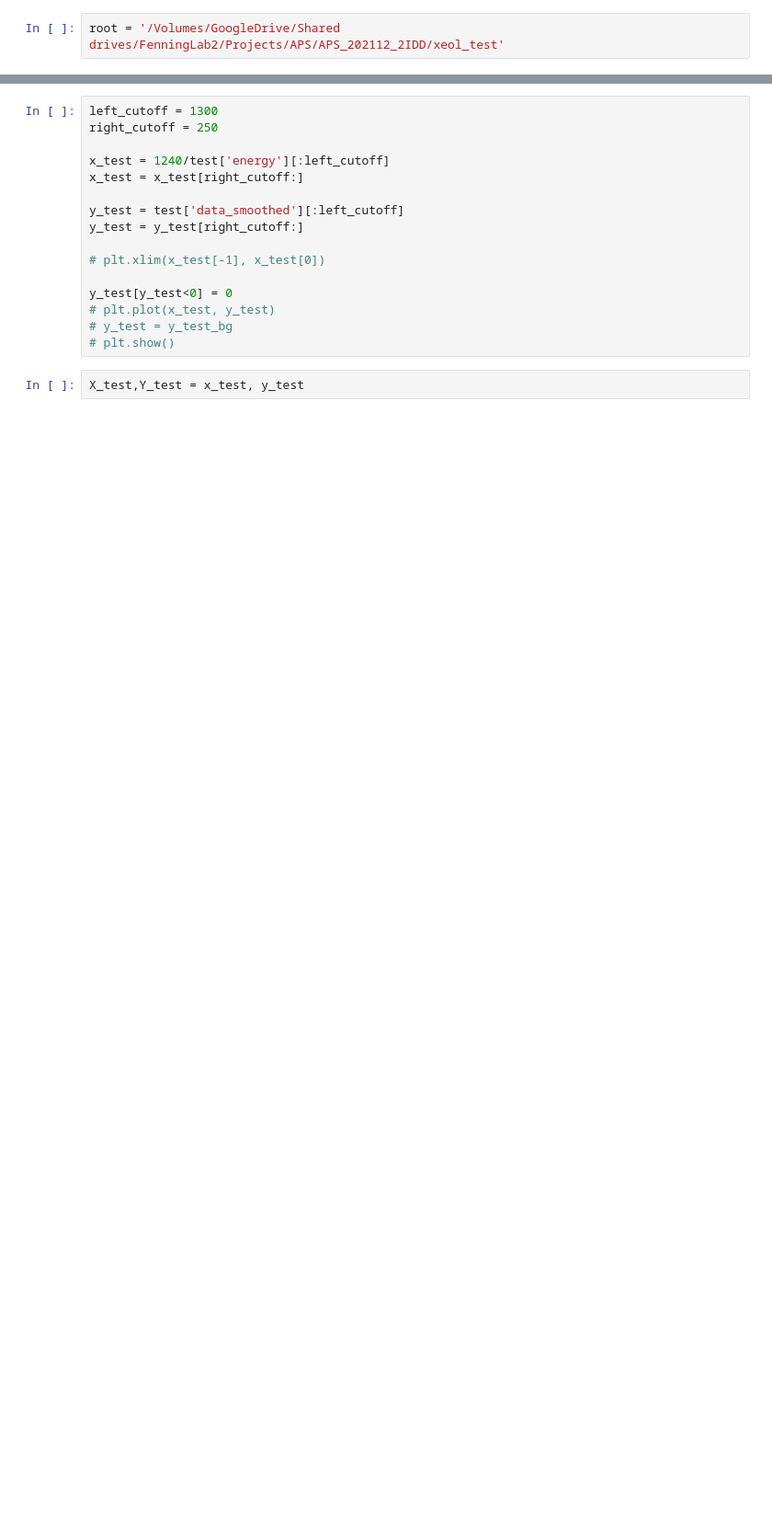
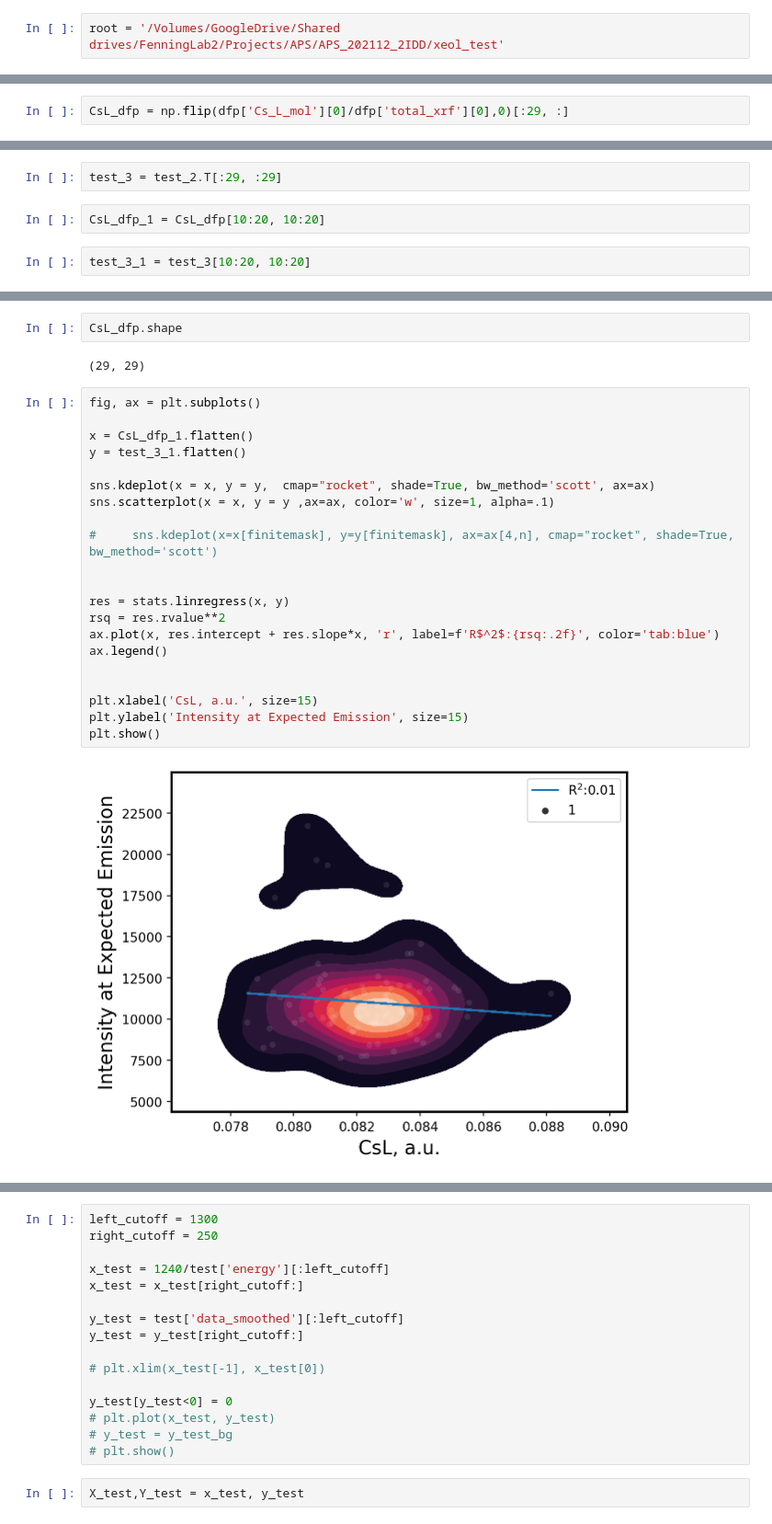
Before and after one commit to fenning-research-group/APS, a Jupyter notebook: Sector 2/Scripts/20211216_S2XEOL_analysis.ipynb, the cells around one changed output, grey strips where cells are left out. Shown at 92% size. Saved outputs shown, nothing was run; the diff lists cells and outputs as text; blank space fills up the shorter version.

```diff
--- a/Sector 2/Scripts/20211216_S2XEOL_analysis.ipynb
+++ b/Sector 2/Scripts/20211216_S2XEOL_analysis.ipynb
@@ -144,0 +392,2 @@ plt.show()
+# %%
+CsL_dfp = np.flip(dfp['Cs_L_mol'][0]/dfp['total_xrf'][0],0)[:29, :]
@@ -144,0 +398,6 @@ plt.show()
+# %%
+test_3 = test_2.T[:29, :29]
+# %%
+CsL_dfp_1 = CsL_dfp[10:20, 10:20]
+# %%
+test_3_1 = test_3[10:20, 10:20]
@@ -144,0 +408,27 @@ plt.show()
+# %%
+CsL_dfp.shape
+# %% [output]
+(29, 29)
+# %%
+fig, ax = plt.subplots()
+
+x = CsL_dfp_1.flatten()
+y = test_3_1.flatten()
+
+sns.kdeplot(x = x, y = y,  cmap="rocket", shade=True, bw_method='scott', ax=ax)
+sns.scatterplot(x = x, y = y ,ax=ax, color='w', size=1, alpha=.1)
+
+#     sns.kdeplot(x=x[finitemask], y=y[finitemask], ax=ax[4,n], cmap="rocket", shade=True, bw_method='scott')
+
+
+res = stats.linregress(x, y)
+rsq = res.rvalue**2
+ax.plot(x, res.intercept + res.slope*x, 'r', label=f'R$^2$:{rsq:.2f}', color='tab:blue')
+ax.legend()
+
+
+plt.xlabel('CsL, a.u.', size=15)
+plt.ylabel('Intensity at Expected Emission', size=15)
+plt.show()
+# %% [output]
+[figure, added]
```
Also changed, not shown: parts of 31 cells of this notebook, 1 other file.
